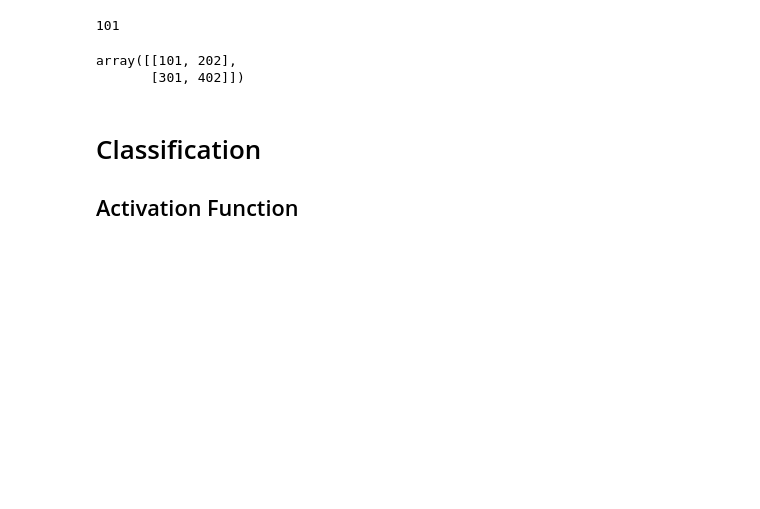
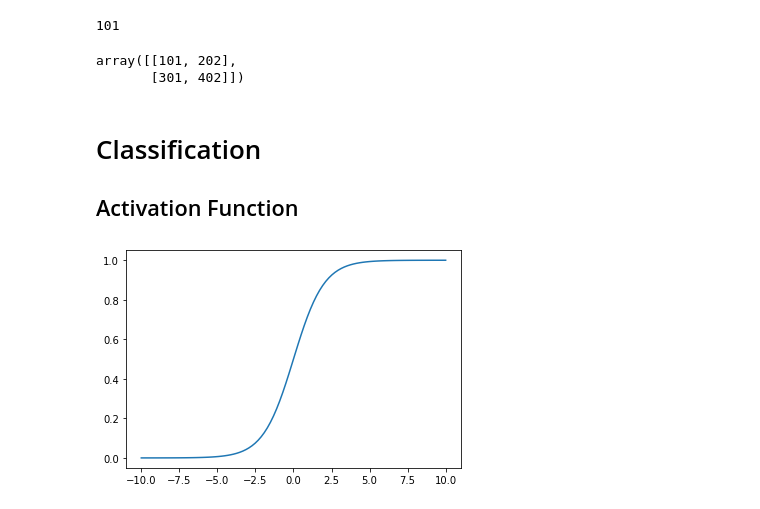
Before and after one commit to ElijahCoding/DeepLearning, a Jupyter notebook: Manual Neural Network/Introduction.ipynb, the cells around one changed output. Drawn from its saved outputs; the diff is of its cells as text; code cells hidden in the pictures; blank space fills up the shorter version.

```diff
--- a/Manual Neural Network/Introduction.ipynb
+++ b/Manual Neural Network/Introduction.ipynb
@@ -148,3 +148,14 @@ array([[101, 202],
 # %%
 import matplotlib.pyplot as plt
 %matplotlib inline
+# %%
+def sigmoid(z):
+    return 1 / (1 + np.exp(-z))
+# %%
+sample_z = np.linspace(-10, 10, 100)
+sample_a = sigmoid(sample_z)
+# %%
+plt.plot(sample_z, sample_a)
+plt.show()
+# %% [output]
+[figure, added]
```
Also changed, not shown: parts of 8 cells of this notebook.
